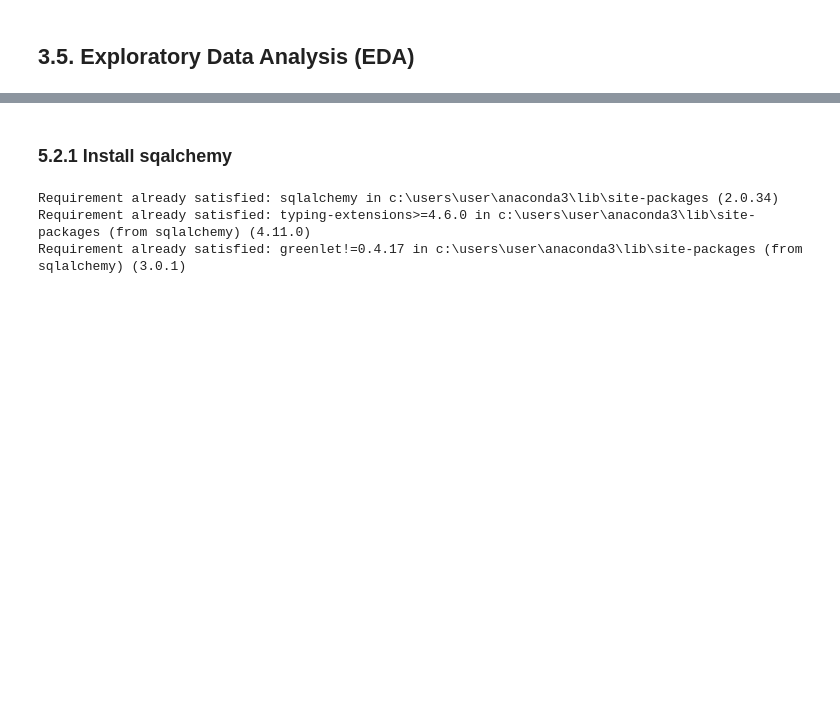
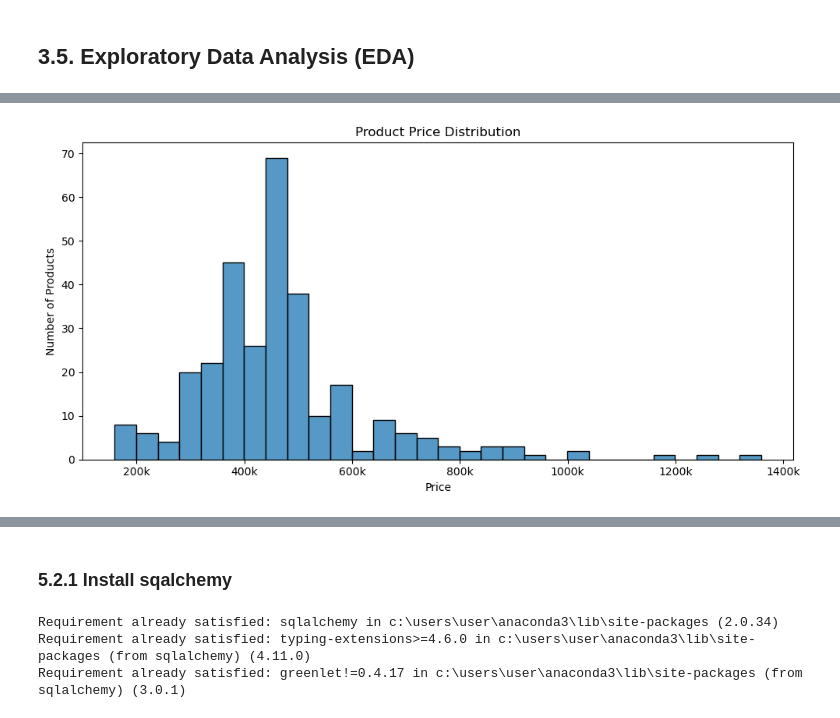
Before and after one commit to adhirizqi/web-scrapping-zalora, a Jupyter notebook: P1_Adhi-Rizqi.ipynb, the cells around one changed output, grey strips where cells are left out. Drawn from its saved outputs; the diff is of its cells as text; code cells hidden in the pictures; blank space fills up the shorter version.

```diff
--- a/P1_Adhi-Rizqi.ipynb
+++ b/P1_Adhi-Rizqi.ipynb
@@ -479,0 +391,15 @@ Analisis ini dilakukan untuk mengetahui jumlah produk yang memiliki label trendi
+# %%
+import seaborn as sns
+import matplotlib.pyplot as plt
+import matplotlib.ticker as ticker
+
+plt.figure(figsize=(10, 5))
+sns.histplot(df["Price"], bins=30)
+plt.title("Product Price Distribution")
+plt.xlabel("Price")
+plt.ylabel("Number of Products")
+plt.gca().xaxis.set_major_formatter(ticker.FuncFormatter(lambda x, pos: f'{int(x/1000)}k'))
+plt.tight_layout()
+plt.show()
+# %% [output]
+[figure, added]
```
Also changed, not shown: parts of 143 cells of this notebook, 22 other files.
